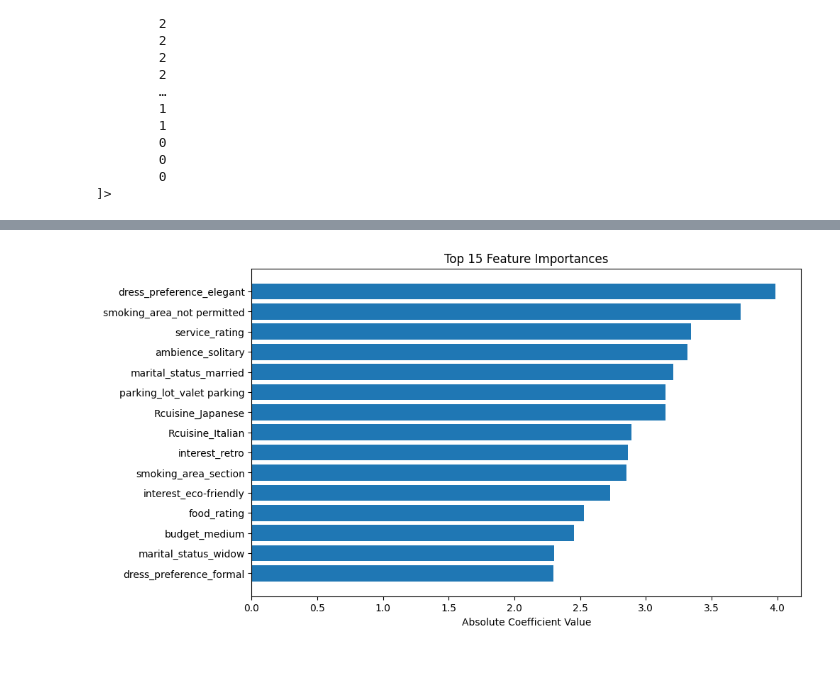
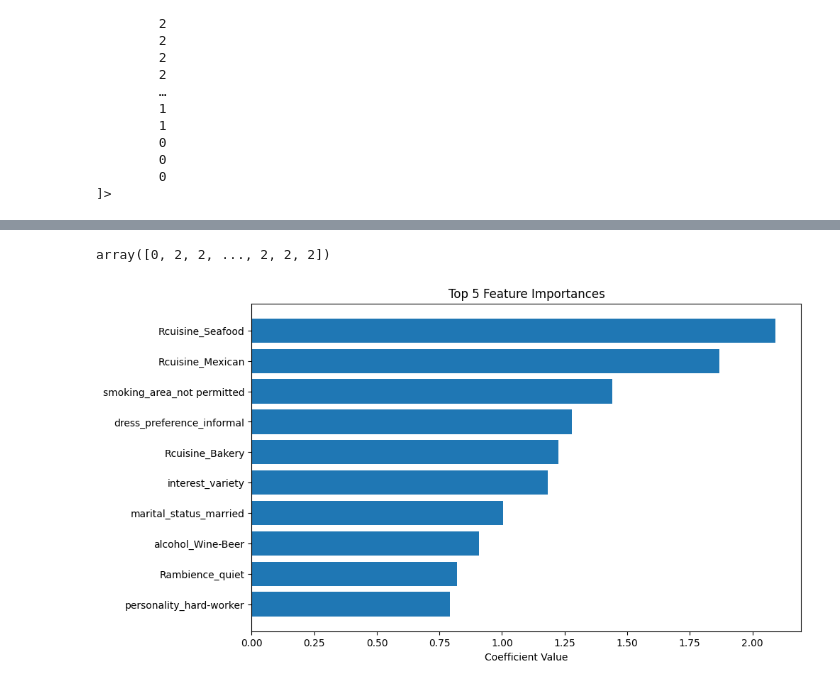
Before and after one commit to laurenally28/mktg3501project, a Jupyter notebook: main.ipynb, the cells around one changed output, grey strips where cells are left out. Drawn from its saved outputs; the diff is of its cells as text; code cells hidden in the pictures.

Commit message:
fixing model

```diff
--- a/main.ipynb
+++ b/main.ipynb
@@ -555,23 +557,29 @@ df_pd = df_pl.select(feature_cols + ["binary_rating"]).to_pandas()
 df_pd = df_pd.dropna()
 # %%
-X = df_pd.drop(columns="binary_rating")
-y = df_pd["binary_rating"]
-
+X = df_pd.drop(columns="rating")
+y = df_pd["rating"]
 categorical_cols = X.select_dtypes(include=["object"]).columns.tolist()
 numeric_cols = X.select_dtypes(include=["int64", "float64"]).columns.tolist()
 
+# 7. Build preprocessing + model pipeline
 preprocessor = ColumnTransformer([
     ("num", StandardScaler(), numeric_cols),
     ("cat", OneHotEncoder(handle_unknown="ignore", sparse_output=False), categorical_cols)
 ])
 # %%
+preprocessor = ColumnTransformer([
+    ("num", StandardScaler(), numeric_cols),
+    ("cat", OneHotEncoder(handle_unknown="ignore", sparse_output=False), categorical_cols)
+])
+
 pipeline = Pipeline([
     ("preprocessor", preprocessor),
-    ("classifier", LogisticRegression(max_iter=1000))
+    ("classifier", LogisticRegression(max_iter=1000, multi_class='multinomial'))
 ])
 
+# 8. Split & train
 X_train, X_test, y_train, y_test = train_test_split(X, y, test_size=0.2, random_state=42)
 pipeline.fit(X_train, y_train)
 
+# 9. Predict & evaluate
 y_pred = pipeline.predict(X_test)
-y_proba = pipeline.predict_proba(X_test)[:, 1]
@@ -623,7 +643,8 @@ feature_importance_df = pd.DataFrame({
     "Feature": all_feature_names,
     "Coefficient": coefficients,
     "Absolute Importance": np.abs(coefficients)
-}).sort_values(by="Absolute Importance", ascending=False)
+}).sort_values(by="Coefficient", ascending=False)
 # %%
 # Display top features
-feature_importance_df.head(15)
+last_10 = feature_importance_df.tail(10)
+top_10 = feature_importance_df.head(10)
@@ -647,10 +651,14 @@ feature_importance_df.head(15)
+# %%
+y_pred
+# %% [output]
+array([0, 2, 2, ..., 2, 2, 2])
 # %%
 # Plotting feature importance
 plt.figure(figsize=(10, 6))
-plt.barh(feature_importance_df["Feature"][:15], feature_importance_df["Absolute Importance"][:15])
-plt.xlabel("Absolute Coefficient Value")
-plt.title("Top 15 Feature Importances")
+plt.barh(top_10["Feature"], top_10["Coefficient"])
+plt.xlabel("Coefficient Value")
+plt.title("Top 5 Feature Importances")
 plt.gca().invert_yaxis()
 plt.show()
 # %% [output]
-[figure, old version]
+[figure, new version]
```
Also changed, not shown: parts of 7 cells of this notebook, 1 other file.
